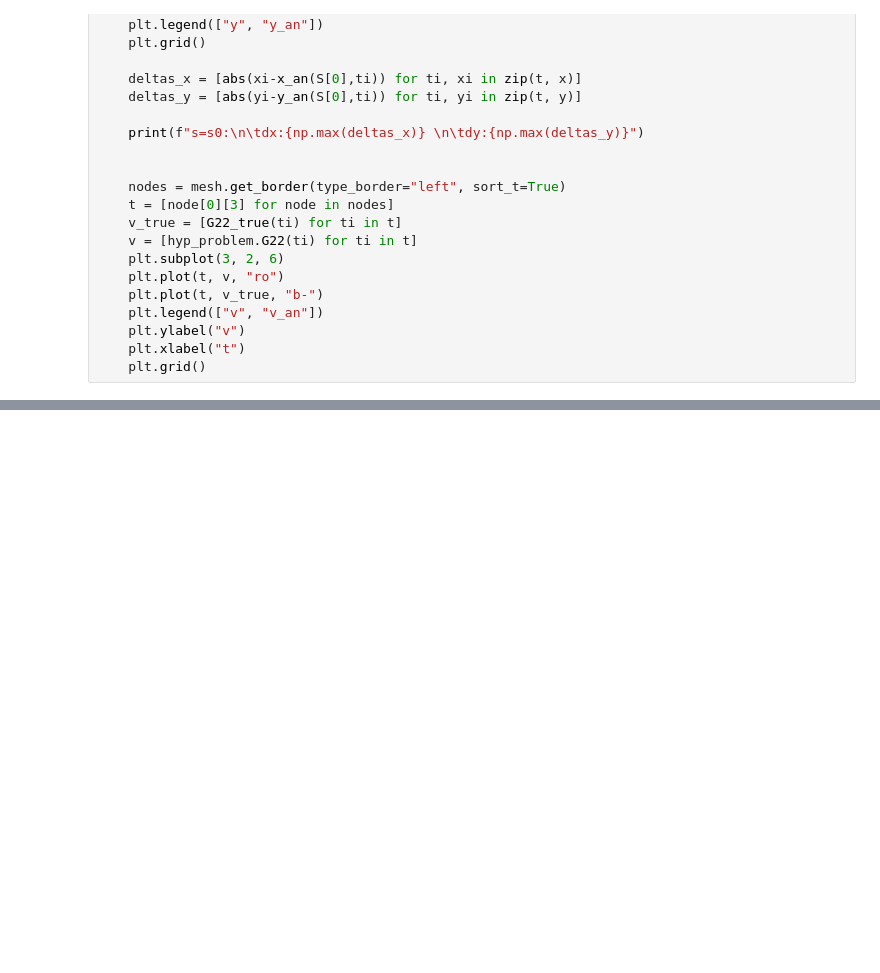
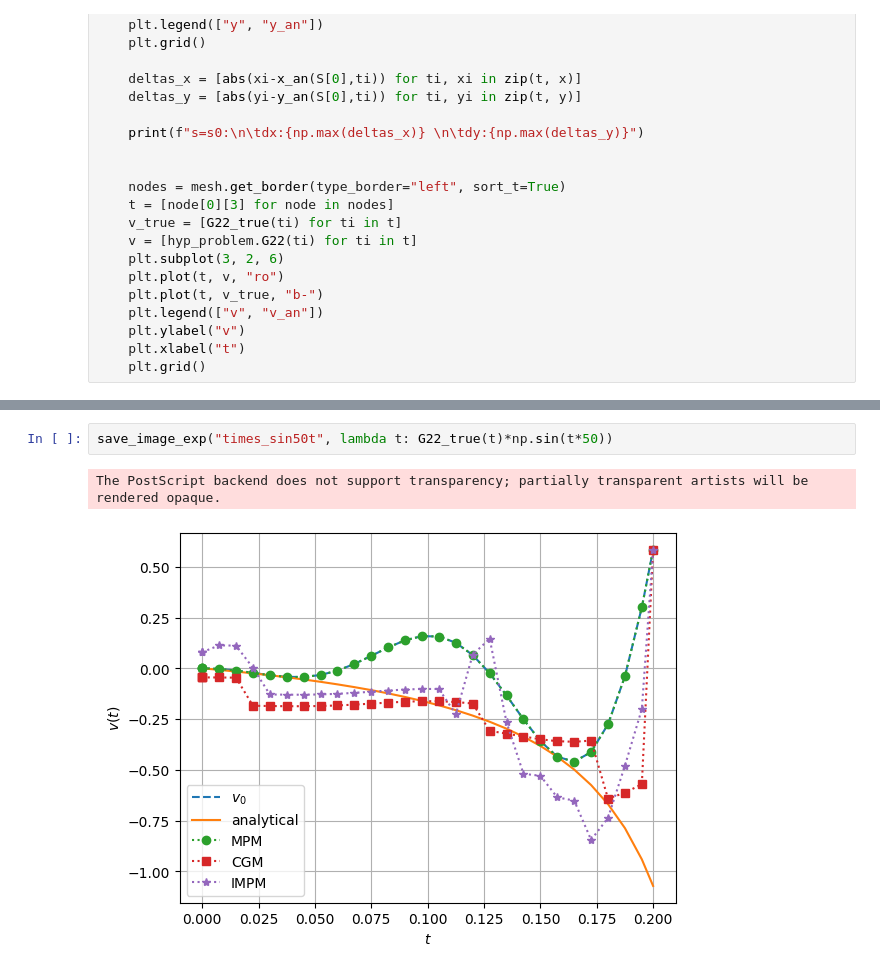
Before and after one commit to Dann38/model_rectification_column, a Jupyter notebook: experiments/Comparison_methods.ipynb, the cells around one changed output, grey strips where cells are left out. Saved outputs shown, nothing was run; the diff lists cells and outputs as text; blank space fills up the shorter version.

```diff
--- a/experiments/Comparison_methods.ipynb
+++ b/experiments/Comparison_methods.ipynb
@@ -528,0 +315,5 @@ time     max dx          max dy          max dv          L2x             L2y
+# %%
+save_image_exp("times_sin50t", lambda t: G22_true(t)*np.sin(t*50))
+# %% [output]
+The PostScript backend does not support transparency; partially transparent artists will be rendered opaque.
+[figure, added]
```
Also changed, not shown: parts of 31 cells of this notebook, 24 other files.
